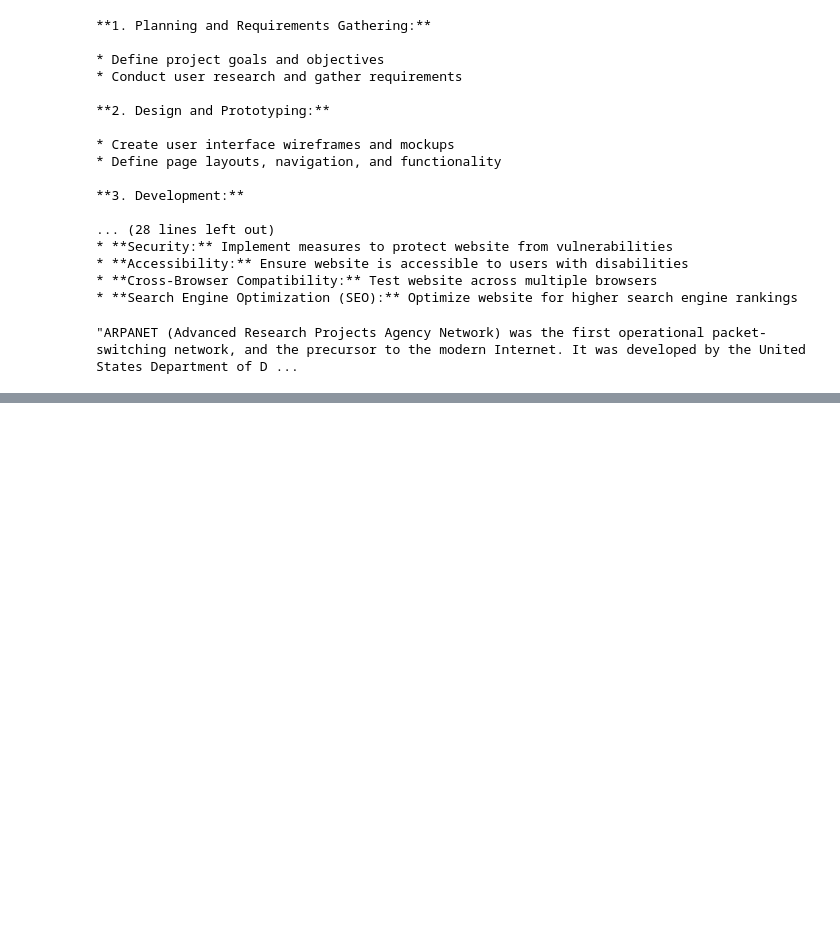
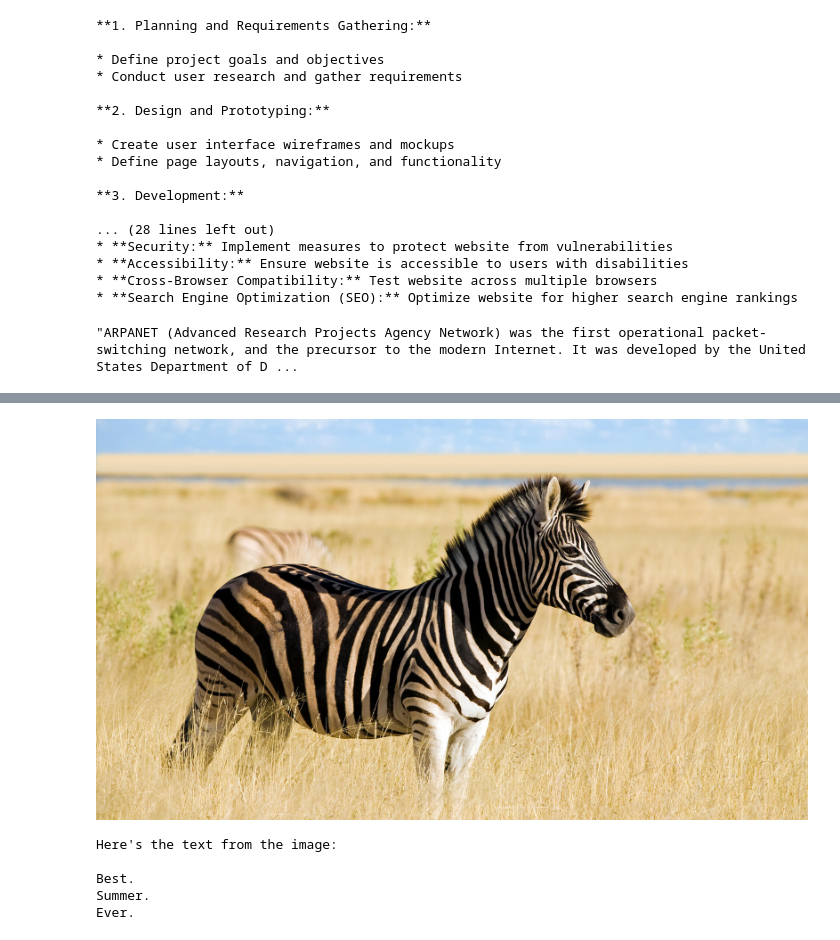
Before and after one commit to badri-2005/Gen_AI_Apex, a Jupyter notebook: googleai.ipynb, the cells around one changed output, grey strips where cells are left out. Drawn from its saved outputs; the diff is of its cells as text; code cells hidden in the pictures; blank space fills up the shorter version.

```diff
--- a/googleai.ipynb
+++ b/googleai.ipynb
@@ -100,0 +105,2 @@ model.generate_content("What is ARPANET in 50words").text
+# %%
+image = Image.open("/content/hero_zebra_animals.jpg")
@@ -100,0 +122,4 @@ model.generate_content("What is ARPANET in 50words").text
+# %%
+image
+# %% [output]
+[figure, added]
@@ -100,0 +130,8 @@ model.generate_content("What is ARPANET in 50words").text
+# %%
+print(image_text)
+# %% [output]
+Here's the text from the image:
+
+Best.
+Summer.
+Ever.
```
Also changed, not shown: parts of 7 cells of this notebook.
